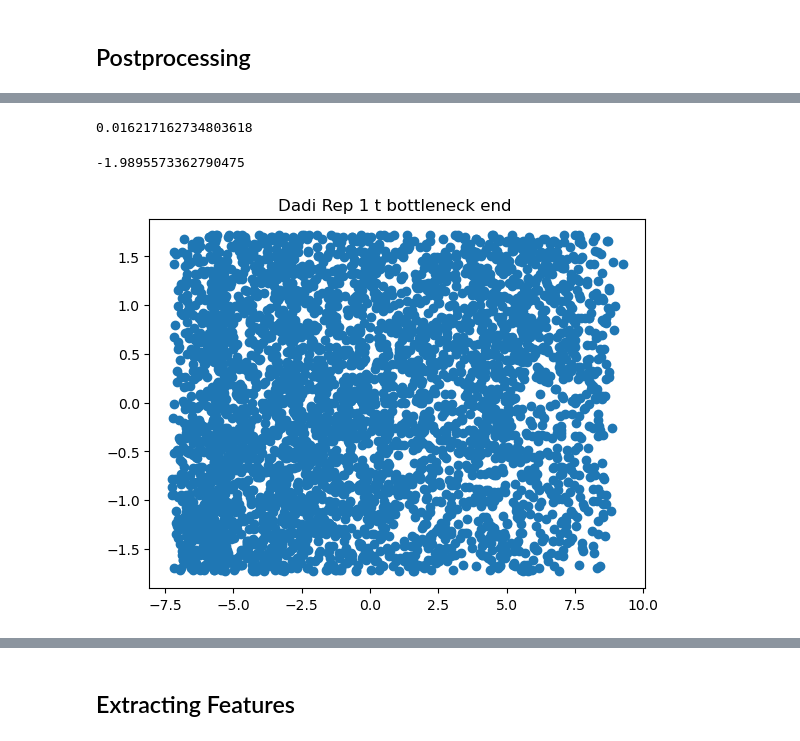
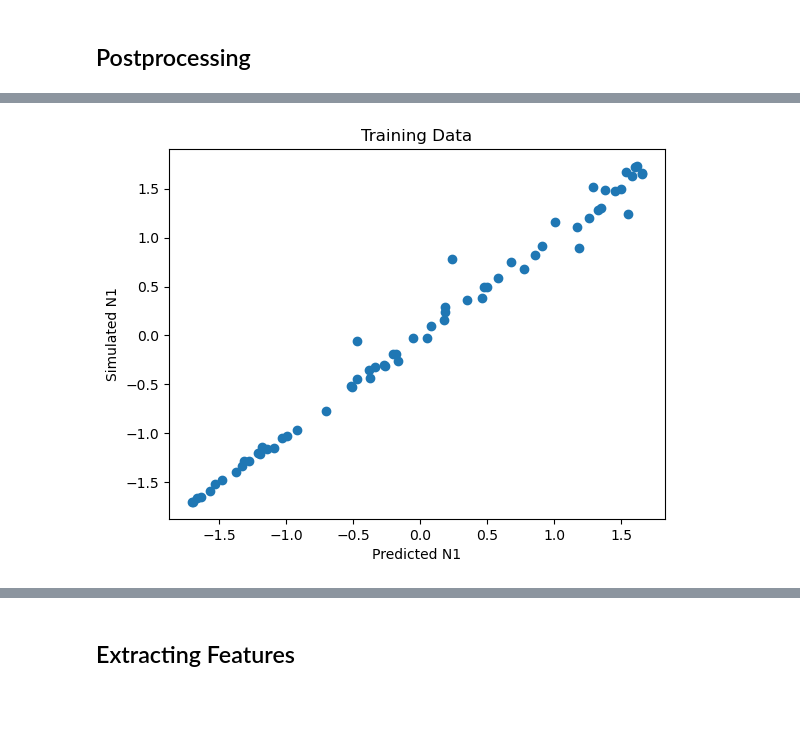
Before and after one commit to ak1376/Demographic_Inference, a Jupyter notebook: notebooks/running_remaining_rules.ipynb, the cells around one changed output, grey strips where cells are left out. Saved outputs shown, nothing was run; the diff lists cells and outputs as text; code cells hidden in the pictures; blank space fills up the shorter version.

```diff
--- a/notebooks/running_remaining_rules.ipynb
+++ b/notebooks/running_remaining_rules.ipynb
@@ -53,3 +54,3 @@ Just to check again, I want to look at the results for preprocessing
 # %%
-with open(os.path.join('/sietch_colab/akapoor/Demographic_Inference',f'{SIM_DIRECTORY}', 'preprocessing_results_obj.pkl'), 'rb') as f:
+with open(os.path.join('/projects/kernlab/akapoor/Demographic_Inference',f'{SIM_DIRECTORY}', 'preprocessing_results_obj.pkl'), 'rb') as f:
     preproc = pickle.load(f)
@@ -230,4 +175,0 @@ plt.show()
-# %%
-# Open the linear regression results
-with open('/sietch_colab/akapoor/Demographic_Inference/split_isolation_model_dadi_analysis_True_moments_analysis_True_momentsLD_analysis_True_seed_42/models/sims_pretrain_5000_sims_inference_1_seed_42_num_replicates_3_top_values_2/num_hidden_neurons_10_num_hidden_layers_2_num_epochs_500_dropout_value_0_weight_decay_0_batch_size_64_EarlyStopping_False/linear_mdl_obj_standard.pkl', 'rb') as f:
-    linear_regression = pickle.load(f)
@@ -303,3 +175,0 @@ KeyError: 'simulated_params_m'
-# %%
-with open(os.path.join('/sietch_colab/akapoor/Demographic_Inference',f'{SIM_DIRECTORY}', 'postprocessing_results.pkl'), 'rb') as f:
-    post = pickle.load(f)
@@ -425,16 +196,12 @@ Name: dadi_rep1_N0, Length: 4000, dtype: float64
 # %%
 with open(os.path.join('/projects/kernlab/akapoor/Demographic_Inference',f'{SIM_DIRECTORY}', 'postprocessing_results.pkl'), 'rb') as f:
     post = pickle.load(f)
-# %% [output]
-0.016217162734803618
-# %%
-post['training']['normalized_predictions']['dadi_rep1_t_bottleneck_end']
-# %% [output]
--1.9895573362790475
 # %%
 plt.figure()
-plt.title("Dadi Rep 1 t bottleneck end ")
-plt.scatter(post['training']['normalized_predictions']['dadi_rep1_t_bottleneck_end'], post['training']['normalized_targets']['simulated_params_t_bottleneck_end'])
+plt.scatter(post['training']['normalized_predictions']['momentsLD_N1'], post['training']['normalized_targets']['simulated_params_N1'])
+plt.xlabel('Predicted N1')
+plt.ylabel('Simulated N1')
+plt.title('Training Data')
 plt.show()
 # %% [output]
-[figure, old version]
+[figure, new version]
```
Also changed, not shown: parts of 53 cells of this notebook, 4 other files.
